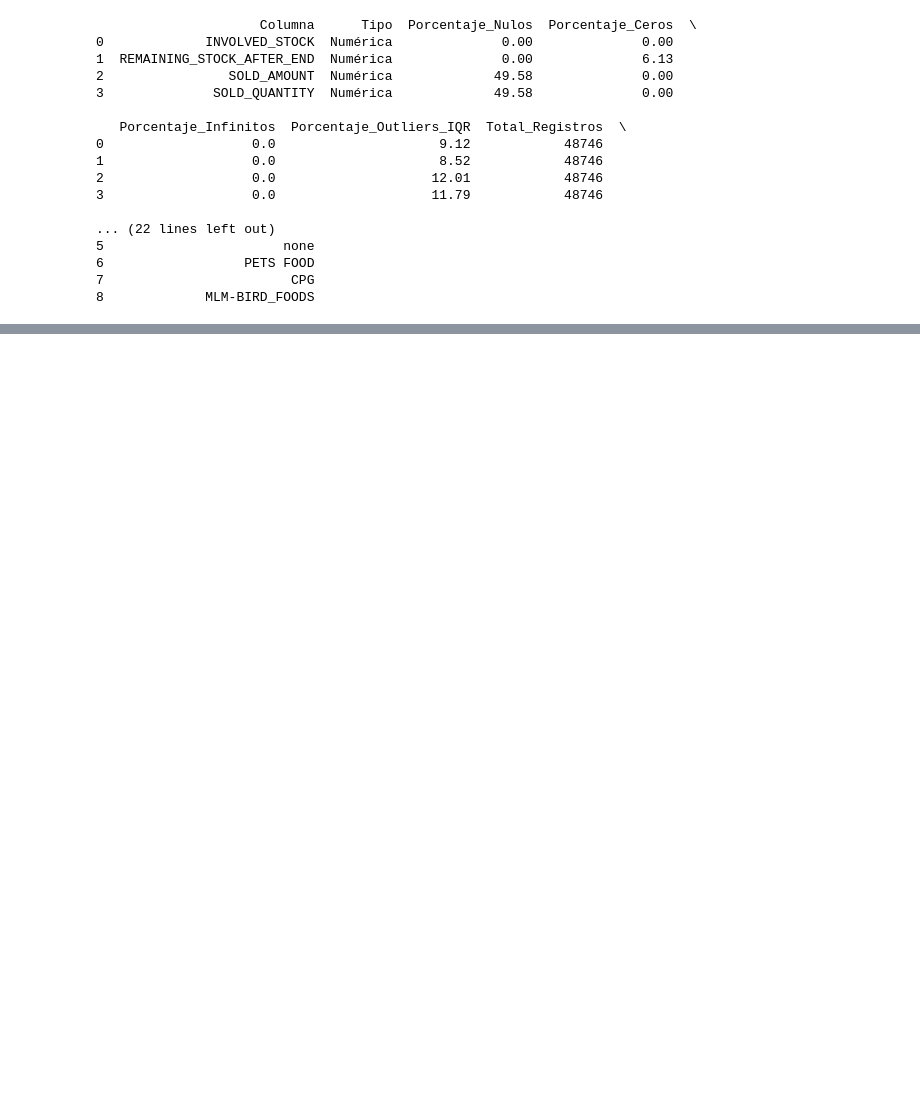
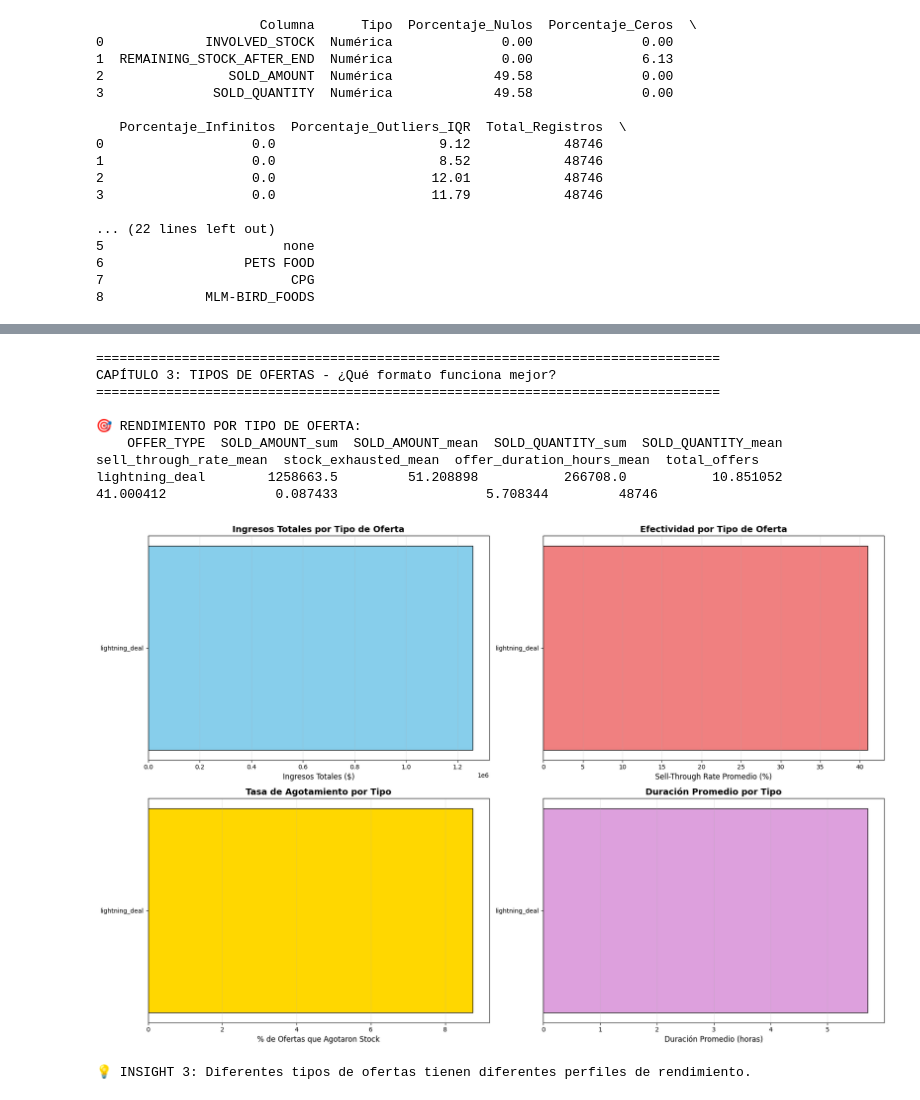
Before and after one commit to Carlos836/meli-ds, a Jupyter notebook: notebooks/ejercicio_1_eda.ipynb, the cells around one changed output, grey strips where cells are left out. Drawn from its saved outputs; the diff is of its cells as text; code cells hidden in the pictures; blank space fills up the shorter version.

```diff
--- a/notebooks/ejercicio_1_eda.ipynb
+++ b/notebooks/ejercicio_1_eda.ipynb
@@ -80,0 +249,70 @@ print(f"Periodo: {df['OFFER_START_DATE'].min()} a {df['OFFER_START_DATE'].max()}
+# %%
+# ============================================================================
+# 4. CAPÍTULO 3: TIPOS DE OFERTAS - ¿Qué formato funciona mejor?
+# ============================================================================
+
+print("\n" + "="*80)
+print("CAPÍTULO 3: TIPOS DE OFERTAS - ¿Qué formato funciona mejor?")
+print("="*80)
+
+# Análisis por tipo de oferta
+offer_type_analysis = df.groupby('OFFER_TYPE').agg({
+    'SOLD_AMOUNT': ['sum', 'mean'],
+    'SOLD_QUANTITY': ['sum', 'mean'],
+    'sell_through_rate': 'mean',
+    'stock_exhausted': 'mean',
+    'offer_duration_hours': 'mean',
+    'OFFER_START_DATE': 'count'
+}).reset_index()
+
+offer_type_analysis.columns = ['_'.join(col).strip('_') for col in offer_type_analysis.columns]
+offer_type_analysis = offer_type_analysis.rename(columns={'OFFER_START_DATE_count': 'total_offers'})
+
+print(f"\n🎯 RENDIMIENTO POR TIPO DE OFERTA:")
+print(offer_type_analysis.to_string(index=False))
+
+# Visualización
+fig, axes = plt.subplots(2, 2, figsize=(18, 12))
+
+# Gráfico 1: Ingresos totales por tipo
+axes[0, 0].barh(offer_type_analysis['OFFER_TYPE'], offer_type_analysis['SOLD_AMOUNT_sum'],
+                color='skyblue', edgecolor='black')
+axes[0, 0].set_xlabel('Ingresos Totales ($)', fontsize=12)
+axes[0, 0].set_title('Ingresos Totales por Tipo de Oferta', fontsize=14, fontweight='bold')
+axes[0, 0].grid(axis='x', alpha=0.3)
+
+# Gráfico 2: Sell-through rate por tipo
+axes[0, 1].barh(offer_type_analysis['OFFER_TYPE'], offer_type_analysis['sell_through_rate_mean'],
+                color='lightcoral', edgecolor='black')
+axes[0, 1].set_xlabel('Sell-Through Rate Promedio (%)', fontsize=12)
+axes[0, 1].set_title('Efectividad por Tipo de Oferta', fontsize=14, fontweight='bold')
+axes[0, 1].grid(axis='x', alpha=0.3)
+
+# Gráfico 3: Proporción de stock agotado por tipo
+axes[1, 0].barh(offer_type_analysis['OFFER_TYPE'], offer_type_analysis['stock_exhausted_mean'] * 100,
+                color='gold', edgecolor='black')
+axes[1, 0].set_xlabel('% de Ofertas que Agotaron Stock', fontsize=12)
+axes[1, 0].set_title('Tasa de Agotamiento por Tipo', fontsize=14, fontweight='bold')
+axes[1, 0].grid(axis='x', alpha=0.3)
+
+# Gráfico 4: Duración promedio por tipo
+axes[1, 1].barh(offer_type_analysis['OFFER_TYPE'], offer_type_analysis['offer_duration_hours_mean'],
+                color='plum', edgecolor='black')
+axes[1, 1].set_xlabel('Duración Promedio (horas)', fontsize=12)
+axes[1, 1].set_title('Duración Promedio por Tipo', fontsize=14, fontweight='bold')
+axes[1, 1].grid(axis='x', alpha=0.3)
+
+plt.tight_layout()
+plt.show()
+
+print("\n💡 INSIGHT 3: Diferentes tipos de ofertas tienen diferentes perfiles de rendimiento.")
+# %% [output]
+================================================================================
+CAPÍTULO 3: TIPOS DE OFERTAS - ¿Qué formato funciona mejor?
+================================================================================
+
+🎯 RENDIMIENTO POR TIPO DE OFERTA:
+    OFFER_TYPE  SOLD_AMOUNT_sum  SOLD_AMOUNT_mean  SOLD_QUANTITY_sum  SOLD_QUANTITY_mean  sell_through_rate_mean  stock_exhausted_mean  offer_duration_hours_mean  total_offers
+lightning_deal        1258663.5         51.208898           266708.0           10.851052               41.000412              0.087433                   5.708344         48746
+[figure, added]
+💡 INSIGHT 3: Diferentes tipos de ofertas tienen diferentes perfiles de rendimiento.
```
Also changed, not shown: parts of 11 cells of this notebook, 11 other files.
